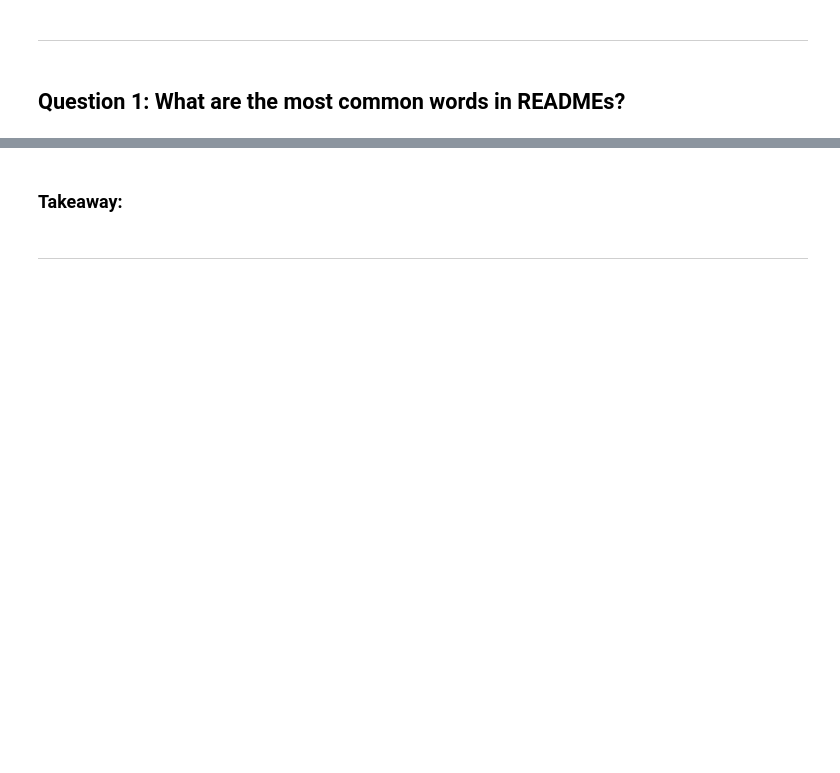
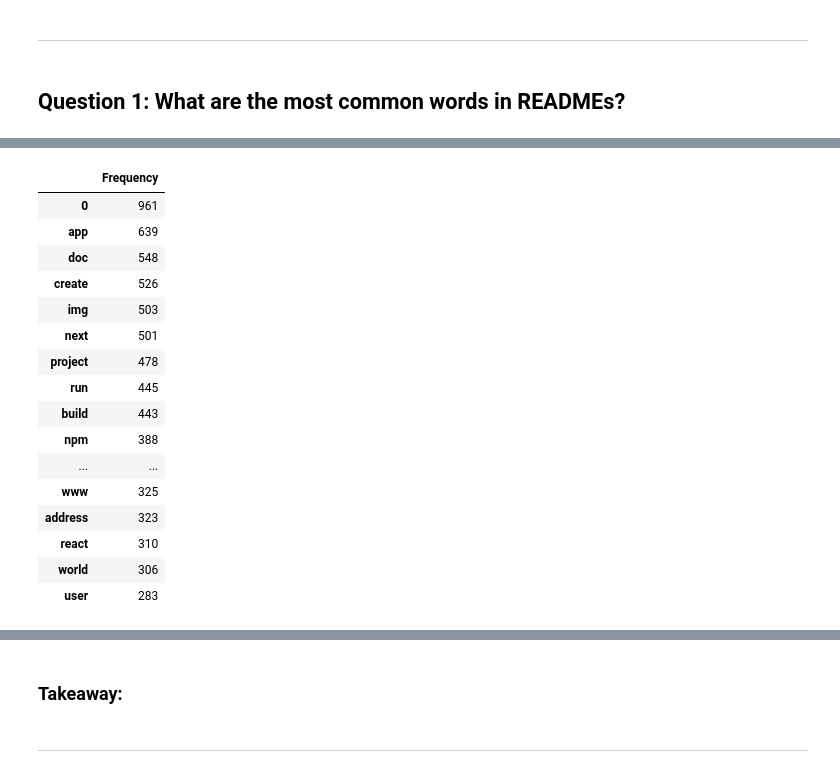
Before and after one commit to MBM-nlp/github_classification_project, a Jupyter notebook: meredith_eda.ipynb, the cells around one changed output, grey strips where cells are left out. Drawn from its saved outputs; the diff is of its cells as text; code cells hidden in the pictures; blank space fills up the shorter version.

```diff
--- a/meredith_eda.ipynb
+++ b/meredith_eda.ipynb
@@ -242,0 +284,20 @@ plt.show()
+# %%
+all_freq
+# %% [output]
+|  | Frequency |
+| 0 | 961 |
+| app | 639 |
+| doc | 548 |
+| create | 526 |
+| img | 503 |
+| next | 501 |
+| project | 478 |
+| run | 445 |
+| build | 443 |
+| npm | 388 |
+| ... | ... |
+| www | 325 |
+| address | 323 |
+| react | 310 |
+| world | 306 |
+| user | 283 |
```
Also changed, not shown: parts of 7 cells of this notebook.
